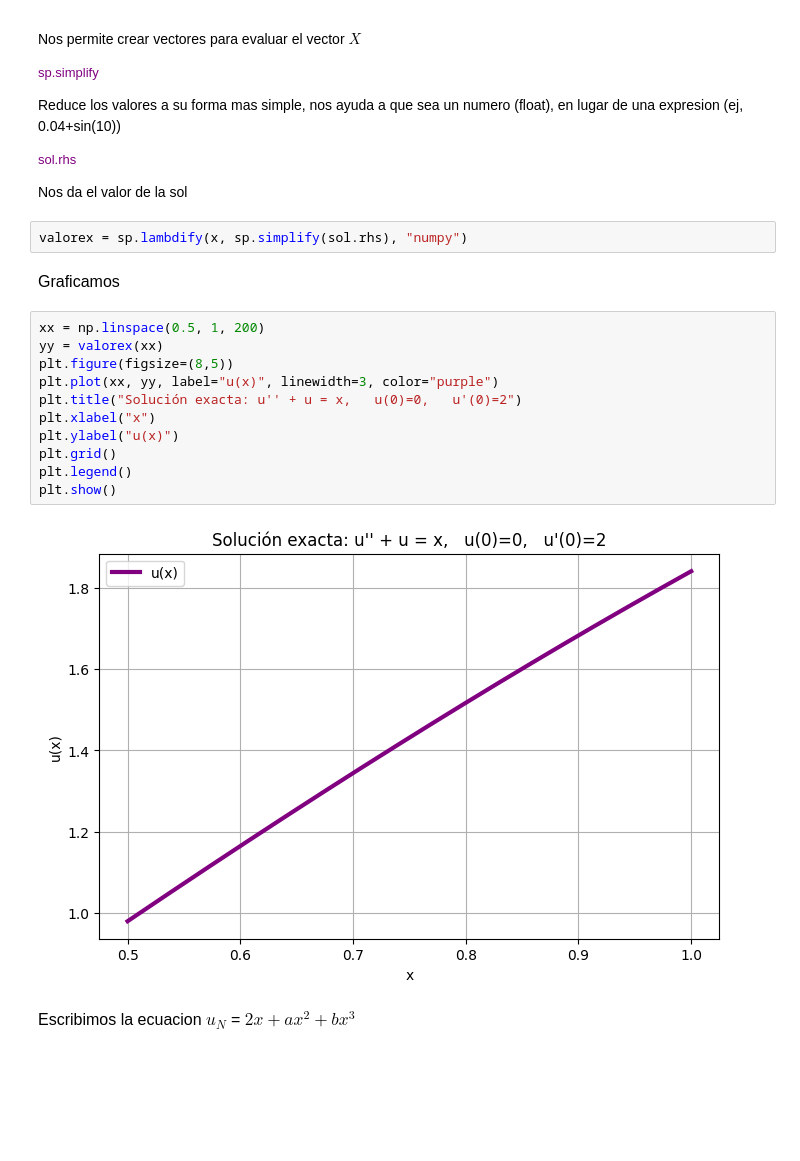
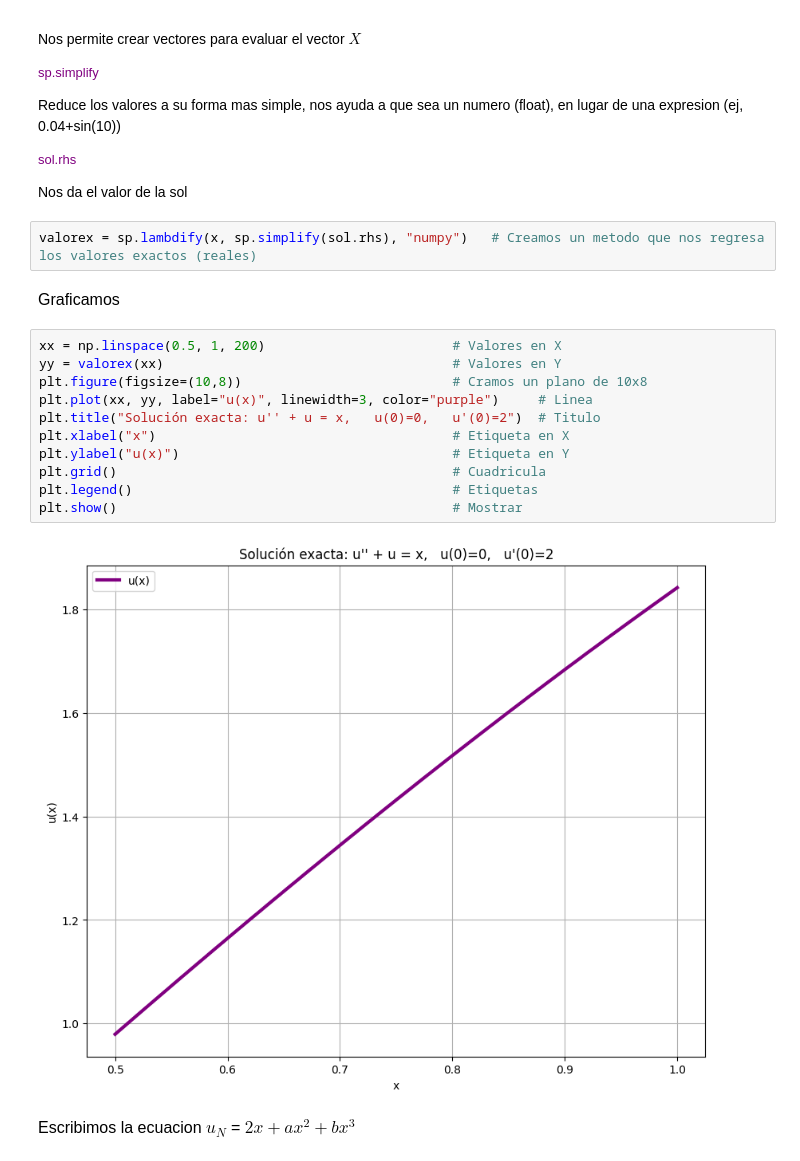
Before and after one commit to Lu1sV1rus/EDP, a Jupyter notebook: Método_de_Colocación.ipynb, the cells around one changed output. Saved outputs shown, nothing was run; the diff lists cells and outputs as text; blank space fills up the shorter version.

```diff
--- a/Método_de_Colocación.ipynb
+++ b/Método_de_Colocación.ipynb
@@ -47,22 +73,22 @@ Reduce los valores a su forma mas simple, nos ayuda a que sea un numero (float),
 
 Nos da el valor de la sol
 # %%
-valorex = sp.lambdify(x, sp.simplify(sol.rhs), "numpy")
+valorex = sp.lambdify(x, sp.simplify(sol.rhs), "numpy")   # Creamos un metodo que nos regresa los valores exactos (reales)
 # %% [markdown]
 <font size=3> Graficamos
 # %%
-xx = np.linspace(0.5, 1, 200)
-yy = valorex(xx)
-plt.figure(figsize=(8,5))
-plt.plot(xx, yy, label="u(x)", linewidth=3, color="purple")
-plt.title("Solución exacta: u'' + u = x,   u(0)=0,   u'(0)=2")
-plt.xlabel("x")
-plt.ylabel("u(x)")
-plt.grid()
-plt.legend()
-plt.show()
+xx = np.linspace(0.5, 1, 200)                        # Valores en X
+yy = valorex(xx)                                     # Valores en Y
+plt.figure(figsize=(10,8))                           # Cramos un plano de 10x8
+plt.plot(xx, yy, label="u(x)", linewidth=3, color="purple")     # Linea
+plt.title("Solución exacta: u'' + u = x,   u(0)=0,   u'(0)=2")  # Titulo
+plt.xlabel("x")                                      # Etiqueta en X
+plt.ylabel("u(x)")                                   # Etiqueta en Y
+plt.grid()                                           # Cuadricula
+plt.legend()                                         # Etiquetas
+plt.show()                                           # Mostrar
 # %% [output]
-[figure, old version]
+[figure, new version]
 # %% [markdown]
 <font size=3> Escribimos la ecuacion $u_N$ = $2x+ax^2+bx^3$
 # %%
```
Also changed, not shown: parts of 21 cells of this notebook.
